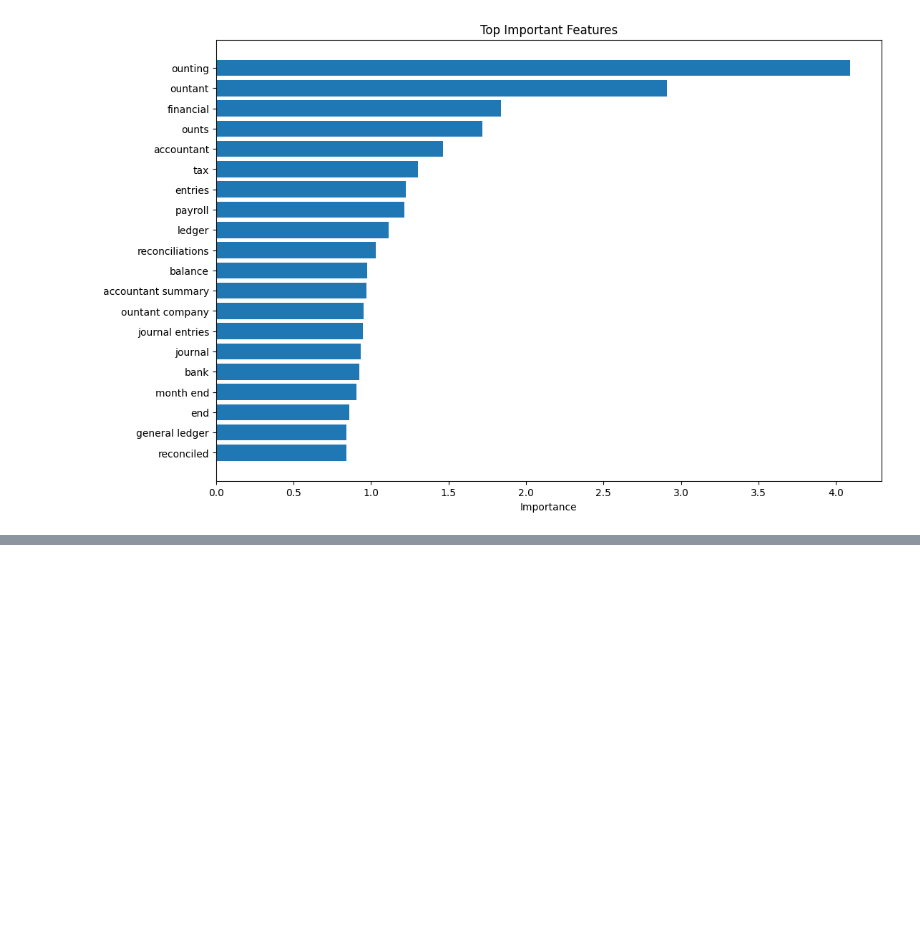
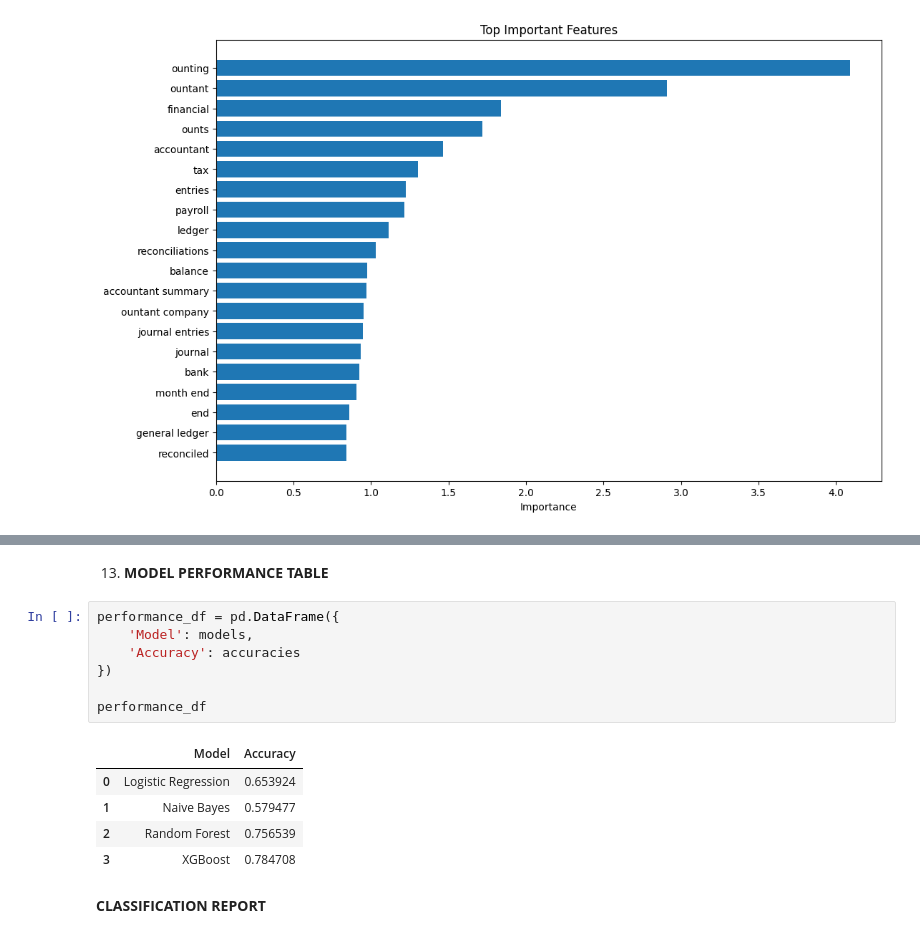
Before and after one commit to jannatul-fredaues/HireMind-AI, a Jupyter notebook: Data Preprocessing/HireMind_AI.ipynb, the cells around one changed output, grey strips where cells are left out. Cells and saved outputs as stored; diff of their text form; blank space fills up the shorter version.

```diff
--- a/Data Preprocessing/HireMind_AI.ipynb
+++ b/Data Preprocessing/HireMind_AI.ipynb
@@ -513,0 +598,17 @@ plt.show()
+# %% [markdown]
+13. **MODEL PERFORMANCE TABLE**
+# %%
+performance_df = pd.DataFrame({
+    'Model': models,
+    'Accuracy': accuracies
+})
+
+performance_df
+# %% [output]
+|  | Model | Accuracy |
+| 0 | Logistic Regression | 0.653924 |
+| 1 | Naive Bayes | 0.579477 |
+| 2 | Random Forest | 0.756539 |
+| 3 | XGBoost | 0.784708 |
+# %% [markdown]
+**CLASSIFICATION REPORT**
```
Also changed, not shown: parts of 10 cells of this notebook.
